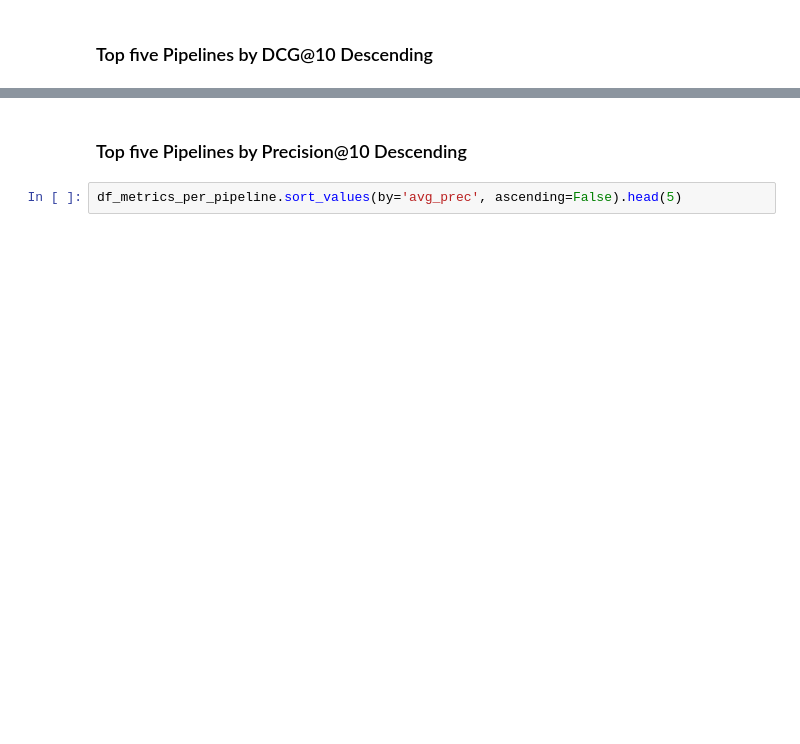
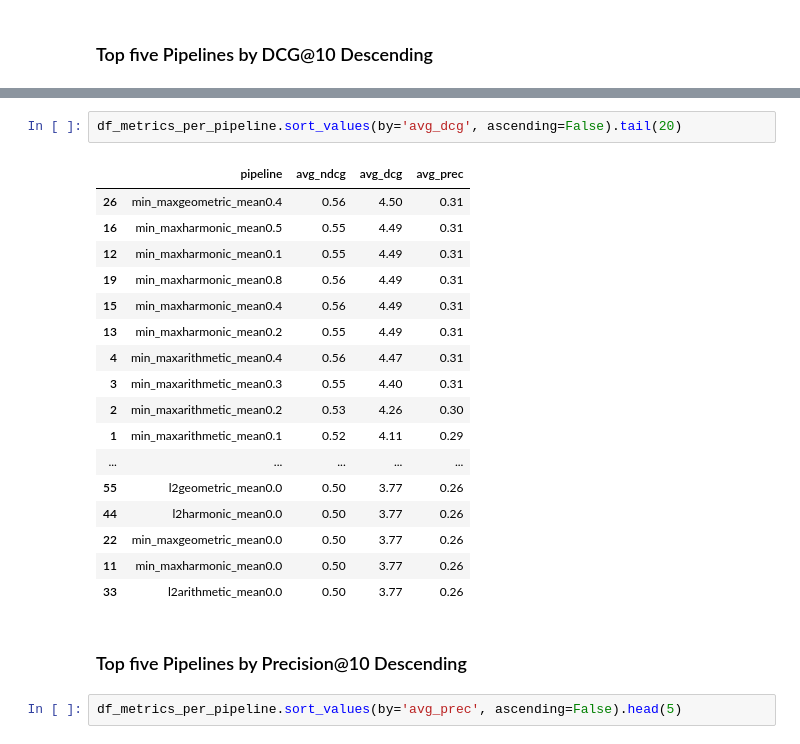
Before and after one commit to o19s/opensearch-search-quality-evaluation, a Jupyter notebook: hybrid-search/notebook/hybrid-search-baseline-comparison/4_Best_Hybrid_Search_Config.ipynb, the cells around one changed output, grey strips where cells are left out. Cells and saved outputs as stored; diff of their text form; blank space fills up the shorter version.

```diff
--- a/hybrid-search/notebook/hybrid-search-baseline-comparison/4_Best_Hybrid_Search_Config.ipynb
+++ b/hybrid-search/notebook/hybrid-search-baseline-comparison/4_Best_Hybrid_Search_Config.ipynb
@@ -551,3 +592,23 @@ df_metrics_per_pipeline.sort_values(by='avg_dcg', ascending=False).head(5)
+# %%
+df_metrics_per_pipeline.sort_values(by='avg_dcg', ascending=False).tail(20)
+# %% [output]
+|  | pipeline | avg_ndcg | avg_dcg | avg_prec |
+| 26 | min_maxgeometric_mean0.4 | 0.56 | 4.50 | 0.31 |
+| 16 | min_maxharmonic_mean0.5 | 0.55 | 4.49 | 0.31 |
+| 12 | min_maxharmonic_mean0.1 | 0.55 | 4.49 | 0.31 |
+| 19 | min_maxharmonic_mean0.8 | 0.56 | 4.49 | 0.31 |
+| 15 | min_maxharmonic_mean0.4 | 0.56 | 4.49 | 0.31 |
+| 13 | min_maxharmonic_mean0.2 | 0.55 | 4.49 | 0.31 |
+| 4 | min_maxarithmetic_mean0.4 | 0.56 | 4.47 | 0.31 |
+| 3 | min_maxarithmetic_mean0.3 | 0.55 | 4.40 | 0.31 |
+| 2 | min_maxarithmetic_mean0.2 | 0.53 | 4.26 | 0.30 |
+| 1 | min_maxarithmetic_mean0.1 | 0.52 | 4.11 | 0.29 |
+| ... | ... | ... | ... | ... |
+| 55 | l2geometric_mean0.0 | 0.50 | 3.77 | 0.26 |
+| 44 | l2harmonic_mean0.0 | 0.50 | 3.77 | 0.26 |
+| 22 | min_maxgeometric_mean0.0 | 0.50 | 3.77 | 0.26 |
+| 11 | min_maxharmonic_mean0.0 | 0.50 | 3.77 | 0.26 |
+| 33 | l2arithmetic_mean0.0 | 0.50 | 3.77 | 0.26 |
 # %% [markdown]
 ### Top five Pipelines by Precision@10 Descending
 # %%
```
Also changed, not shown: parts of 12 cells of this notebook, 4 other files.
